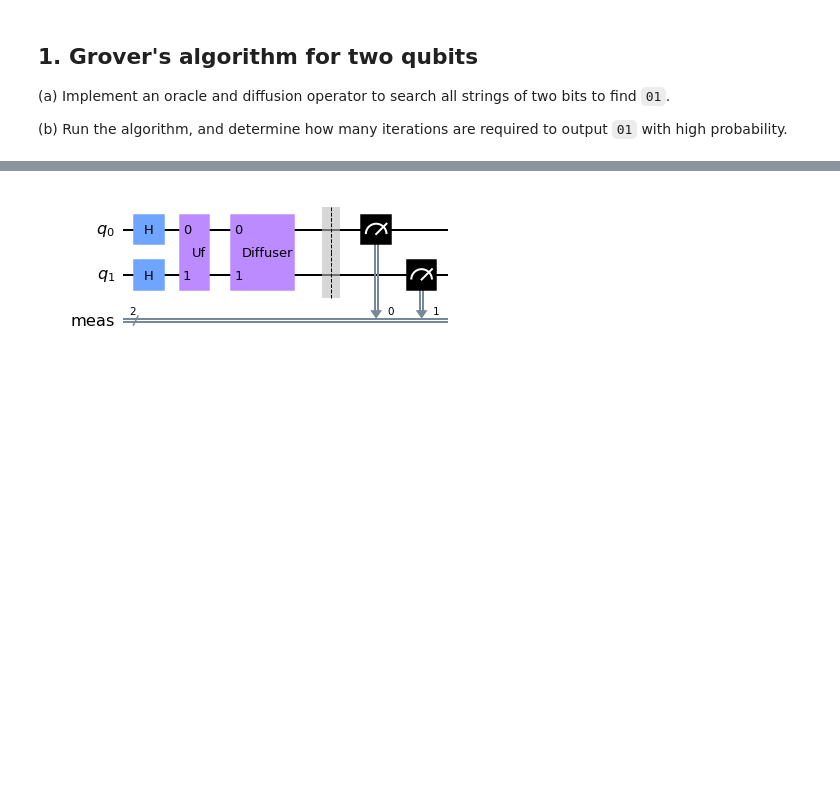
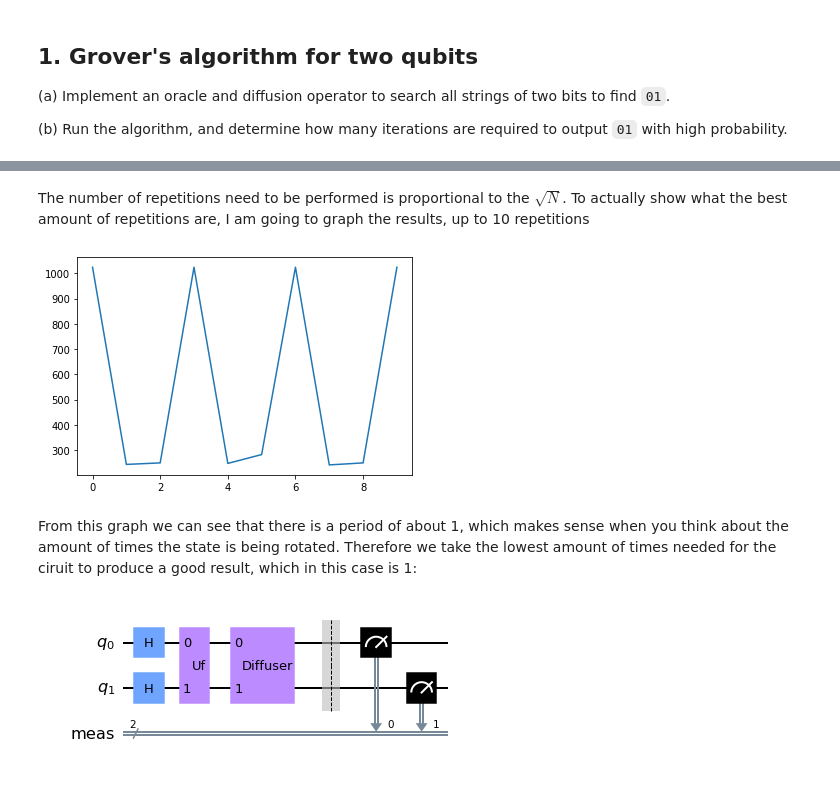
Before and after one commit to tommasopeduzzi/Quantum-Computation-2022, a Jupyter notebook: Week 10/Exercise9.ipynb, the cells around one changed output, grey strips where cells are left out. Drawn from its saved outputs; the diff is of its cells as text; code cells hidden in the pictures; blank space fills up the shorter version.

```diff
--- a/Week 10/Exercise9.ipynb
+++ b/Week 10/Exercise9.ipynb
@@ -51,0 +57,23 @@ u_f = UnitaryGate([[1,0,0,0],
+# %% [markdown]
+The number of repetitions need to be performed is proportional to the $\sqrt N$. To actually show what the best amount of repetitions are, I am going to graph the results, up to 10 repetitions
+# %%
+N = 2
+results = []
+for rep in range(1, 11):
+    qc = QuantumCircuit(2)
+    qc.h(list(range(N))) # Put qubits into a superposition of all numbers
+    for i in range(rep):
+        qc.unitary(u_f, list(range(N)), 'Uf') # Apply Grovers Oracle
+        qc.append(diffuser(N), list(range(N))) # Apply Diffuser
+
+    qc.measure_all() # Measure the qubits
+    circ = transpile(qc, sim)
+    result = sim.run(circ).result()
+    counts = result.get_counts(circ)
+    results.append(counts['01'])
+plt.plot(results)
+plt.show()
+# %% [output]
+[figure, added]
+# %% [markdown]
+From this graph we can see that there is a period of about 1, which makes sense when you think about the amount of times the state is being rotated. Therefore we take the lowest amount of times needed for the ciruit to produce a good result, which in this case is 1:
```
Also changed, not shown: parts of 29 cells of this notebook, 3 other files.
